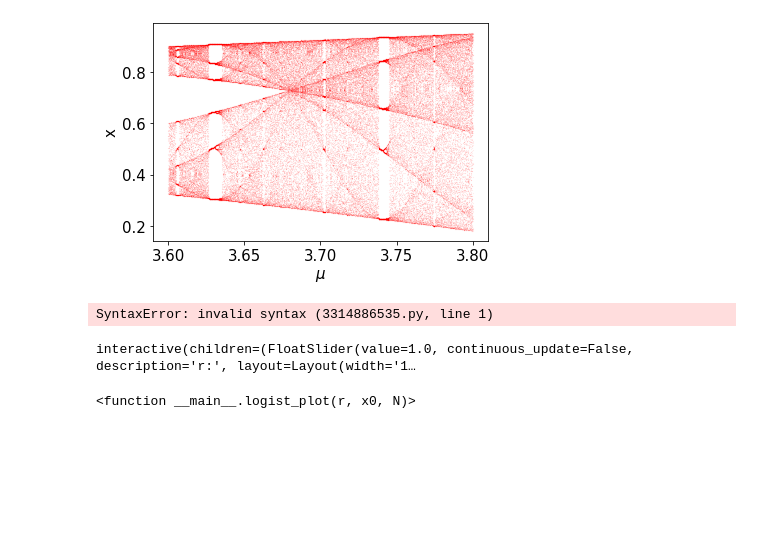
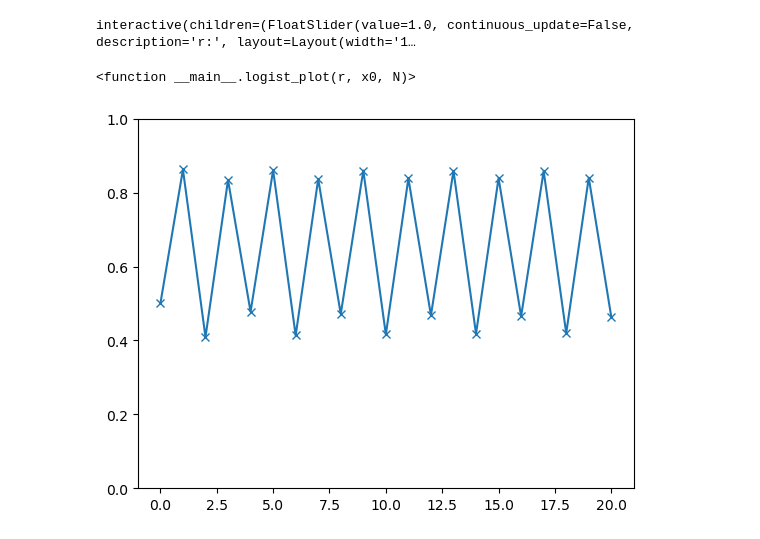
Before and after one commit to galendal/MAT230git, a Jupyter notebook: logistic_map.ipynb, the cells around one changed output. Cells and saved outputs as stored; diff of their text form; code cells hidden in the pictures; blank space fills up the shorter version.

```diff
--- a/logistic_map.ipynb
+++ b/logistic_map.ipynb
@@ -16,25 +11,3 @@ def f(x, r):
-# %%
-
-ys = []
-rs = np.linspace(3.6, 3.8, 2000)
-#rs = np.linspace(3.5, 4, 2000) # For Figure 14.16.
-for r in rs:
-    x = 0.1
-    for i in range(500):
-        x = f(x, r)
-    for i in range(50):
-        x = f(x, r)
-        ys.append([r, x])
-
-ys = np.array(ys)
-
-plt.plot(ys[:, 0], ys[:, 1], 'r.', markersize=0.05)
-plt.xlabel('$\mu$', fontsize=15)
-plt.ylabel('x', fontsize=15)
-plt.tick_params(labelsize=15)
-plt.show()
-# %% [output]
-[figure, removed]
 # %%
 def logistic_one(r,x0,N):
     x = x0
@@ -50,10 +23,6 @@ def logistic_one(r,x0,N):
 def logist_plot(r,x0,N):
     plt.plot(logistic_one(r,x0,N),'x-')
     plt.ylim(0,1)
-# %%
-logist_plot(,0.5,10)
-# %% [output]
-SyntaxError: invalid syntax (3314886535.py, line 1)
 # %%
 mylayout=Layout(width='10cm')
 interact(logist_plot, r=widgets.FloatSlider(min=0.9, max=3.9, step=0.1, value=1., description='r:',
@@ -69,3 +38,7 @@ interact(logist_plot, r=widgets.FloatSlider(min=0.9, max=3.9, step=0.1, value=1.
 # %% [output]
 interactive(children=(FloatSlider(value=1.0, continuous_update=False, description='r:', layout=Layout(width='1…
 <function __main__.logist_plot(r, x0, N)>
+# %%
+logist_plot(3.45,0.5,20)
+# %% [output]
+[figure, added]
```
Also changed, not shown: parts of 3 cells of this notebook, 1 other file.
